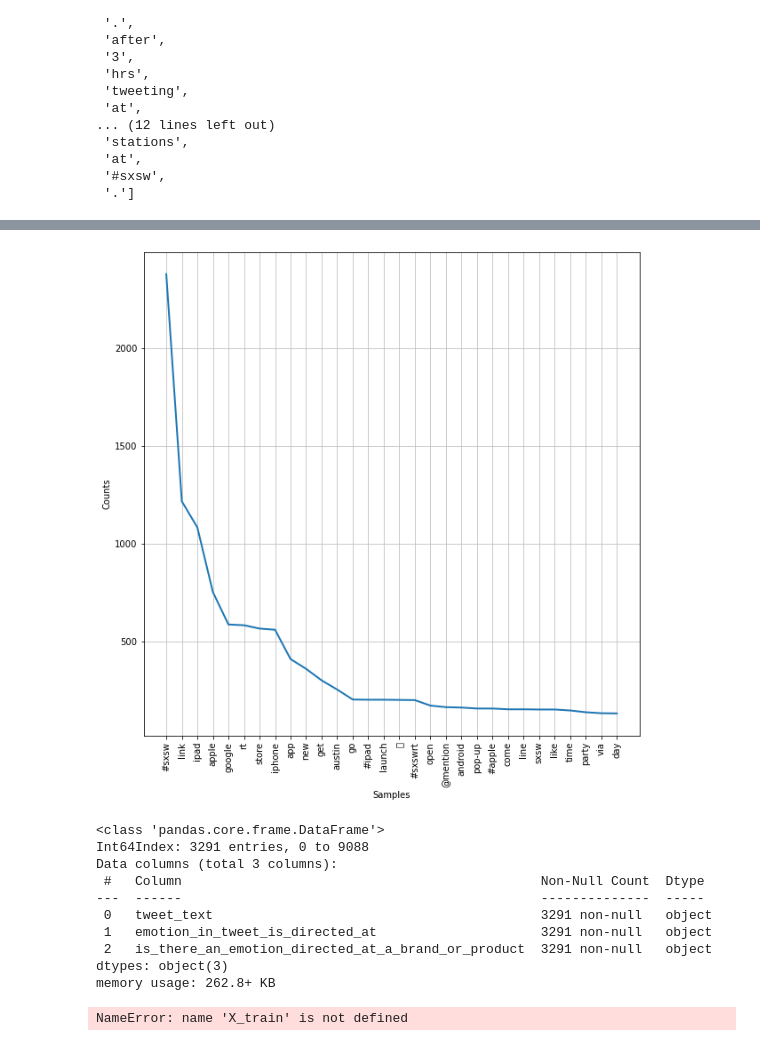
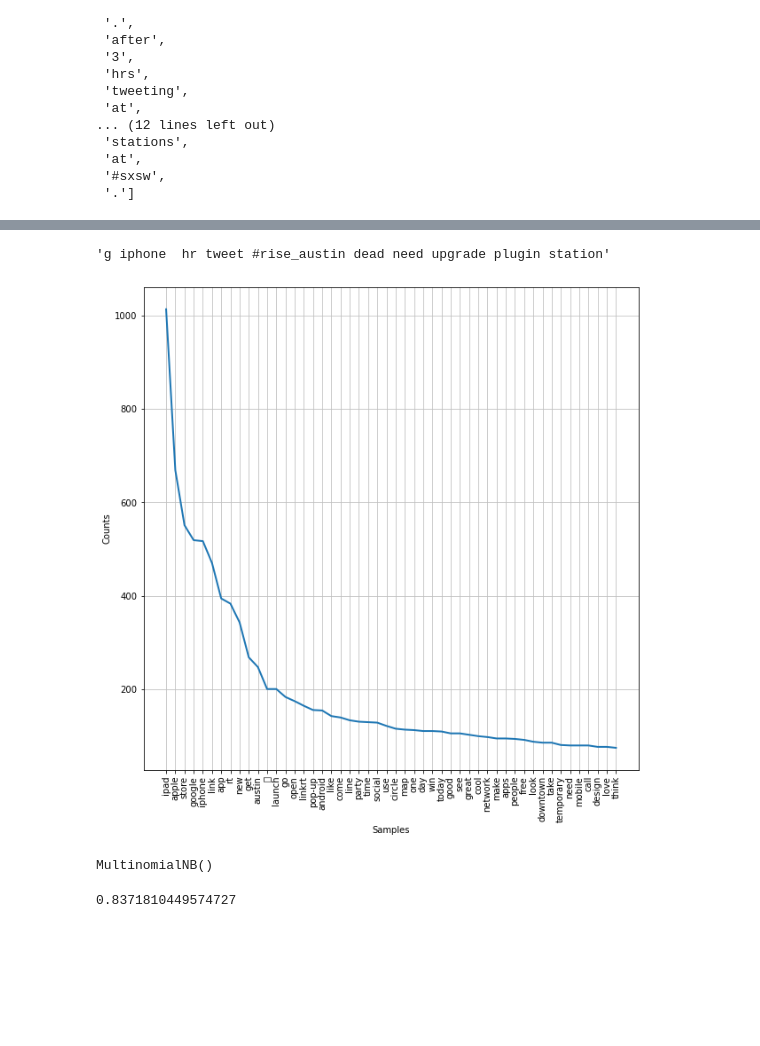
Before and after one commit to feelgd777/nlp-project-4, a Jupyter notebook: Data_Cleaning_Preprocessing-anton.ipynb, the cells around one changed output, grey strips where cells are left out. Cells and saved outputs as stored; diff of their text form; code cells hidden in the pictures; blank space fills up the shorter version.

```diff
--- a/Data_Cleaning_Preprocessing-anton.ipynb
+++ b/Data_Cleaning_Preprocessing-anton.ipynb
@@ -163,6 +155,8 @@ def get_wordnet_pos(treebank_tag):
         return wordnet.ADV
     else:
         return wordnet.NOUN
+# %%
+sw.extend(["i'd","say", "i'm", "w", "@mention", "#sxswrt", "#ipad", "#apple", "u", "#sxsw", "sxsw"])
 # %%
 ### need to remove numeric values
 def doc_preparer(doc, stop_words=sw):
@@ -196,29 +190,17 @@ string.punctuation
+# %%
+doc_preparer(df['tweet_text'][0], sw)
+# %% [output]
+'g iphone  hr tweet #rise_austin dead need upgrade plugin station'
+# %%
+df['clean_tweets'] = df['tweet_text'].apply(doc_preparer)
 # %%
+#body of text
 corpus = ''
-for i in df['tweet_text'][:]:
+for i in df['clean_tweets'][:]:
     corpus += i
 # %%
 fdist = FreqDist(doc_preparer(corpus, stop_words=sw).split())
 plt.figure(figsize=(10, 10))
-fdist.plot(30);
+fdist.plot(50);
 # %% [output]
-[figure, old version]
+[figure, new version]
-# %%
-df.info()
-# %% [output]
-<class 'pandas.core.frame.DataFrame'>
-Int64Index: 3291 entries, 0 to 9088
-Data columns (total 3 columns):
- #   Column                                              Non-Null Count  Dtype
----  ------                                              --------------  -----
- 0   tweet_text                                          3291 non-null   object
- 1   emotion_in_tweet_is_directed_at                     3291 non-null   object
- 2   is_there_an_emotion_directed_at_a_brand_or_product  3291 non-null   object
-dtypes: object(3)
-memory usage: 262.8+ KB
-# %%
-##will be needed later
-token_docs = [doc_preparer(doc, sw) for doc in X_train]
-token_docs
-# %% [output]
-NameError: name 'X_train' is not defined
@@ -224,0 +228,6 @@ NameError: name 'X_train' is not defined
+# %%
+mnb = MultinomialNB()
+
+mnb.fit(X_train_vec, y_train)
+# %% [output]
+MultinomialNB()
@@ -224,0 +236,4 @@ NameError: name 'X_train' is not defined
+# %%
+accuracy_score(y_test, y_pred)
+# %% [output]
+0.8371810449574727
```
Also changed, not shown: parts of 14 cells of this notebook.
